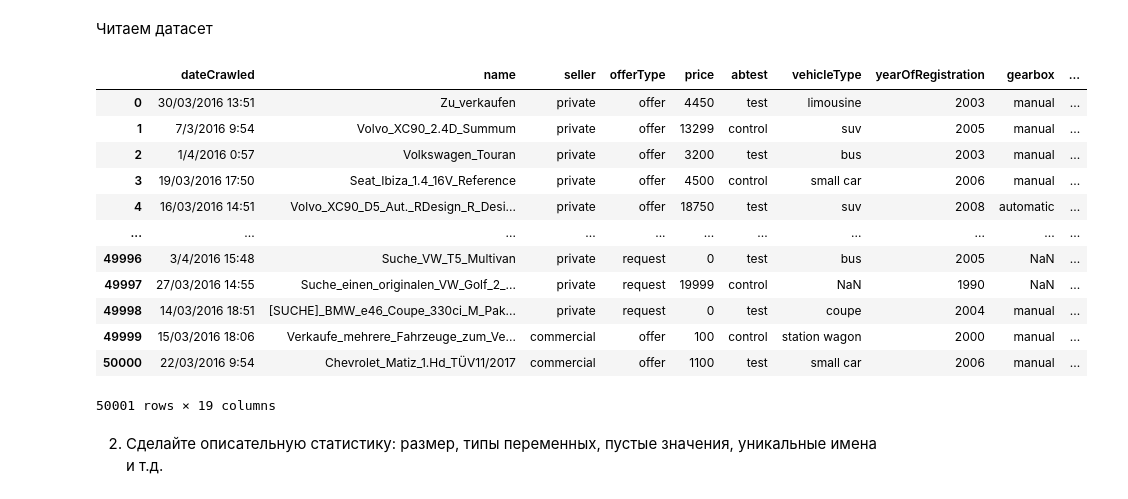
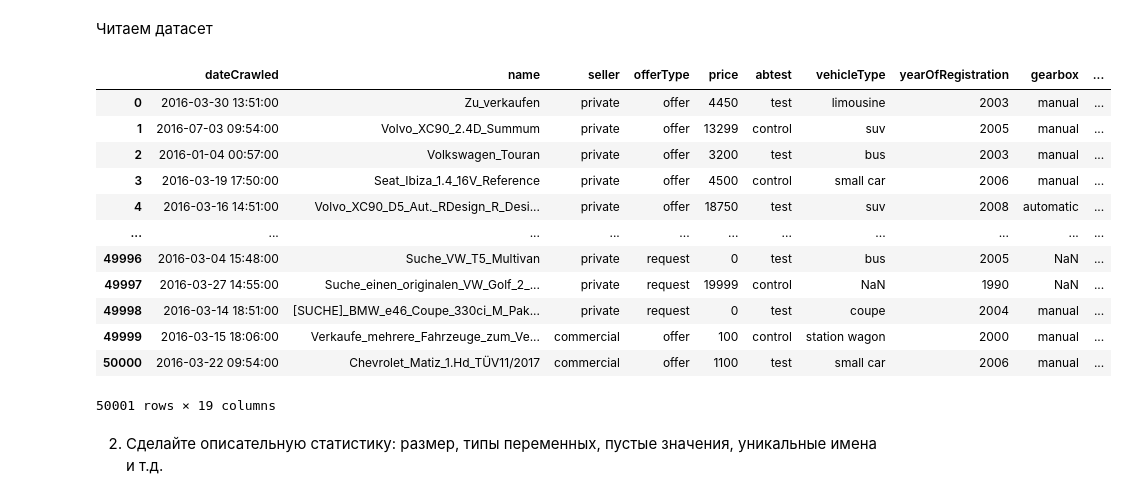
Before and after one commit to GeorgiyDemo/FA, a Jupyter notebook: Course_III/ML/ML4.1 Предобработка данных/ПИ19_3_Деменчук_4.1.ipynb, the cells around one changed output. Drawn from its saved outputs; the diff is of its cells as text; code cells hidden in the pictures.

```diff
--- a/Course_III/ML/ML4.1 Предобработка данных/ПИ19_3_Деменчук_4.1.ipynb
+++ b/Course_III/ML/ML4.1 Предобработка данных/ПИ19_3_Деменчук_4.1.ipynb
@@ -15,21 +15,23 @@ dateCrawled
 # %% [markdown]
 Читаем датасет
+# %%
+dates_list = ["dateCreated", "lastSeen", "dateCrawled"]
 # %%
-df = pd.read_csv("./cars_sampled.csv")
+df = pd.read_csv("./cars_sampled.csv", parse_dates=dates_list)
 df
 # %% [output]
 |  | dateCrawled | name | seller | offerType | price | abtest | vehicleType | yearOfRegistration | gearbox | ... |
-| 0 | 30/03/2016 13:51 | Zu_verkaufen | private | offer | 4450 | test | limousine | 2003 | manual | ... |
-| 1 | 7/3/2016 9:54 | Volvo_XC90_2.4D_Summum | private | offer | 13299 | control | suv | 2005 | manual | ... |
-| 2 | 1/4/2016 0:57 | Volkswagen_Touran | private | offer | 3200 | test | bus | 2003 | manual | ... |
-| 3 | 19/03/2016 17:50 | Seat_Ibiza_1.4_16V_Reference | private | offer | 4500 | control | small car | 2006 | manual | ... |
-| 4 | 16/03/2016 14:51 | Volvo_XC90_D5_Aut._RDesign_R_Desi... | private | offer | 18750 | test | suv | 2008 | automatic | ... |
+| 0 | 2016-03-30 13:51:00 | Zu_verkaufen | private | offer | 4450 | test | limousine | 2003 | manual | ... |
+| 1 | 2016-07-03 09:54:00 | Volvo_XC90_2.4D_Summum | private | offer | 13299 | control | suv | 2005 | manual | ... |
+| 2 | 2016-01-04 00:57:00 | Volkswagen_Touran | private | offer | 3200 | test | bus | 2003 | manual | ... |
+| 3 | 2016-03-19 17:50:00 | Seat_Ibiza_1.4_16V_Reference | private | offer | 4500 | control | small car | 2006 | manual | ... |
+| 4 | 2016-03-16 14:51:00 | Volvo_XC90_D5_Aut._RDesign_R_Desi... | private | offer | 18750 | test | suv | 2008 | automatic | ... |
 | ... | ... | ... | ... | ... | ... | ... | ... | ... | ... | ... |
-| 49996 | 3/4/2016 15:48 | Suche_VW_T5_Multivan | private | request | 0 | test | bus | 2005 | NaN | ... |
-| 49997 | 27/03/2016 14:55 | Suche_einen_originalen_VW_Golf_2_... | private | request | 19999 | control | NaN | 1990 | NaN | ... |
-| 49998 | 14/03/2016 18:51 | [SUCHE]_BMW_e46_Coupe_330ci_M_Pak... | private | request | 0 | test | coupe | 2004 | manual | ... |
-| 49999 | 15/03/2016 18:06 | Verkaufe_mehrere_Fahrzeuge_zum_Ve... | commercial | offer | 100 | control | station wagon | 2000 | manual | ... |
-| 50000 | 22/03/2016 9:54 | Chevrolet_Matiz_1.Hd_TÜV11/2017 | commercial | offer | 1100 | test | small car | 2006 | manual | ... |
+| 49996 | 2016-03-04 15:48:00 | Suche_VW_T5_Multivan | private | request | 0 | test | bus | 2005 | NaN | ... |
+| 49997 | 2016-03-27 14:55:00 | Suche_einen_originalen_VW_Golf_2_... | private | request | 19999 | control | NaN | 1990 | NaN | ... |
+| 49998 | 2016-03-14 18:51:00 | [SUCHE]_BMW_e46_Coupe_330ci_M_Pak... | private | request | 0 | test | coupe | 2004 | manual | ... |
+| 49999 | 2016-03-15 18:06:00 | Verkaufe_mehrere_Fahrzeuge_zum_Ve... | commercial | offer | 100 | control | station wagon | 2000 | manual | ... |
+| 50000 | 2016-03-22 09:54:00 | Chevrolet_Matiz_1.Hd_TÜV11/2017 | commercial | offer | 1100 | test | small car | 2006 | manual | ... |
 50001 rows × 19 columns
 # %% [markdown]
 2.	Сделайте описательную статистику: размер, типы переменных, пустые значения, уникальные имена и т.д.
```
Also changed, not shown: parts of 56 cells of this notebook, 1 other file.
